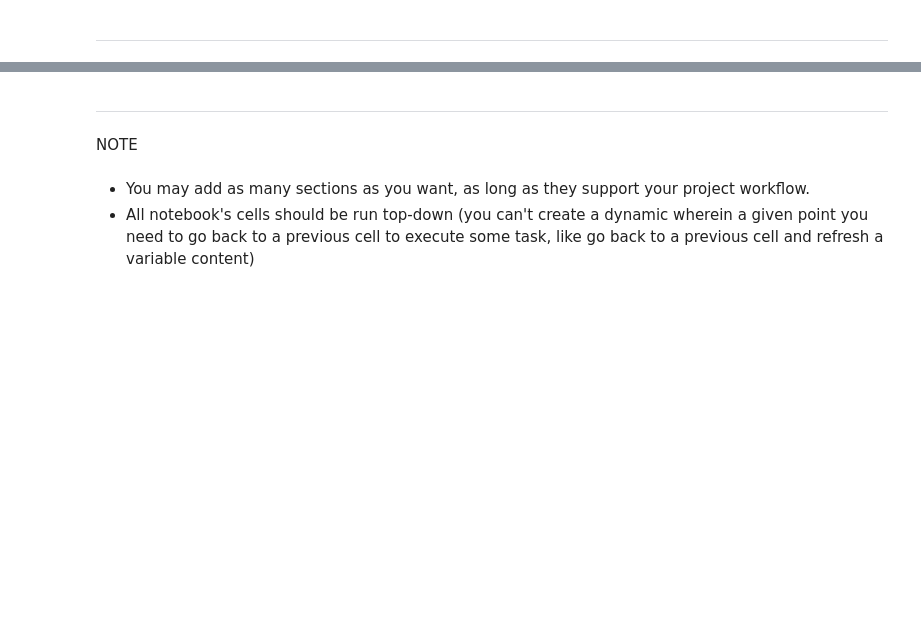
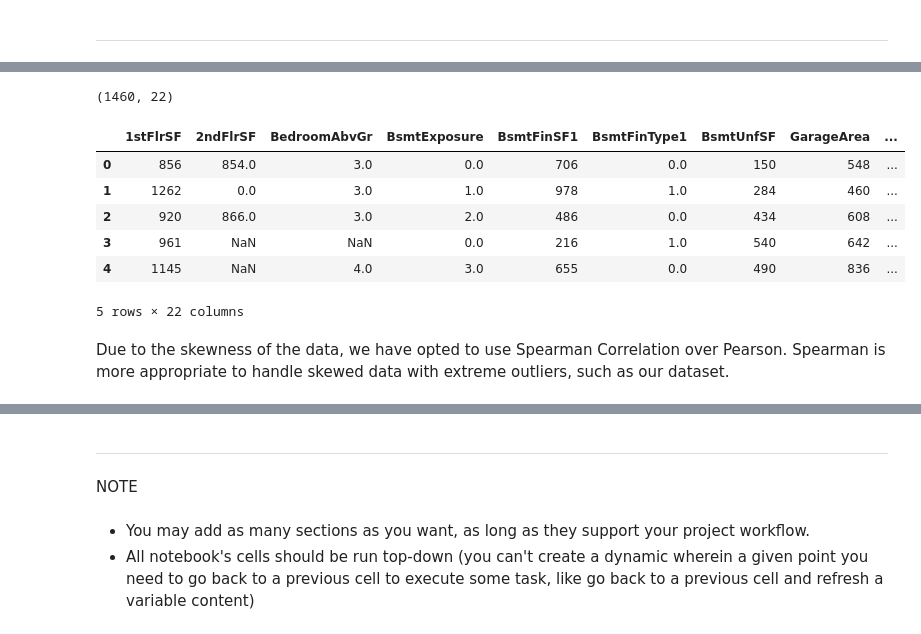
Before and after one commit to Rob-C-89/heritage-housing-issues-milestone, a Jupyter notebook: jupyter_notebooks/02 - Data Understanding.ipynb, the cells around one changed output, grey strips where cells are left out. Drawn from its saved outputs; the diff is of its cells as text; code cells hidden in the pictures; blank space fills up the shorter version.

```diff
--- a/jupyter_notebooks/02 - Data Understanding.ipynb
+++ b/jupyter_notebooks/02 - Data Understanding.ipynb
@@ -53,0 +90,25 @@ Section 2 content
+# %%
+from feature_engine.encoding import OrdinalEncoder
+
+
+encoder = OrdinalEncoder(
+    encoding_method='arbitrary',
+    variables=['KitchenQual', 'BsmtExposure', 'BsmtFinType1', 'GarageFinish'],
+    missing_values='ignore'
+)
+
+
+df_encoded = encoder.fit_transform(df)
+print(df_encoded.shape)
+df_encoded.head(5)
+# %% [output]
+(1460, 22)
+|  | 1stFlrSF | 2ndFlrSF | BedroomAbvGr | BsmtExposure | BsmtFinSF1 | BsmtFinType1 | BsmtUnfSF | GarageArea | ... |
+| 0 | 856 | 854.0 | 3.0 | 0.0 | 706 | 0.0 | 150 | 548 | ... |
+| 1 | 1262 | 0.0 | 3.0 | 1.0 | 978 | 1.0 | 284 | 460 | ... |
+| 2 | 920 | 866.0 | 3.0 | 2.0 | 486 | 0.0 | 434 | 608 | ... |
+| 3 | 961 | NaN | NaN | 0.0 | 216 | 1.0 | 540 | 642 | ... |
+| 4 | 1145 | NaN | 4.0 | 3.0 | 655 | 0.0 | 490 | 836 | ... |
+5 rows × 22 columns
+# %% [markdown]
+Due to the skewness of the data, we have opted to use Spearman Correlation over Pearson. Spearman is more appropriate to handle skewed data with extreme outliers, such as our dataset.
```
Also changed, not shown: parts of 22 cells of this notebook, 1 other file.
